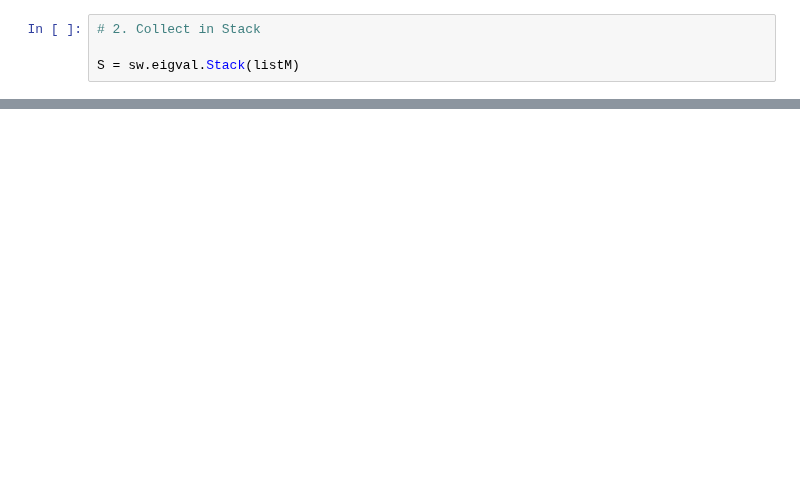
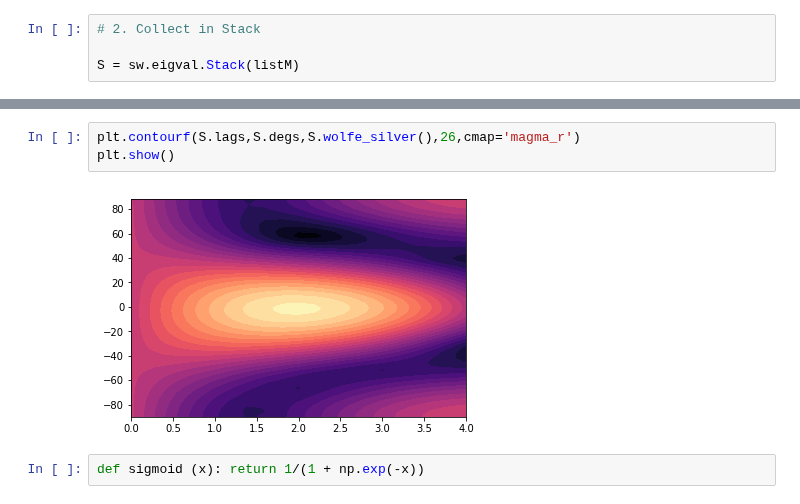
Before and after one commit to JackWalpole/splitwavepy, a Jupyter notebook: devel/Error_Surf_Stack.ipynb, the cells around one changed output, grey strips where cells are left out. Saved outputs shown, nothing was run; the diff lists cells and outputs as text; blank space fills up the shorter version.

```diff
--- a/devel/Error_Surf_Stack.ipynb
+++ b/devel/Error_Surf_Stack.ipynb
@@ -48,0 +74,7 @@ plt.show()
+# %%
+plt.contourf(S.lags,S.degs,S.wolfe_silver(),26,cmap='magma_r')
+plt.show()
+# %% [output]
+[figure, added]
+# %%
+def sigmoid (x): return 1/(1 + np.exp(-x))
```
Also changed, not shown: parts of 7 cells of this notebook, 2 other files.
